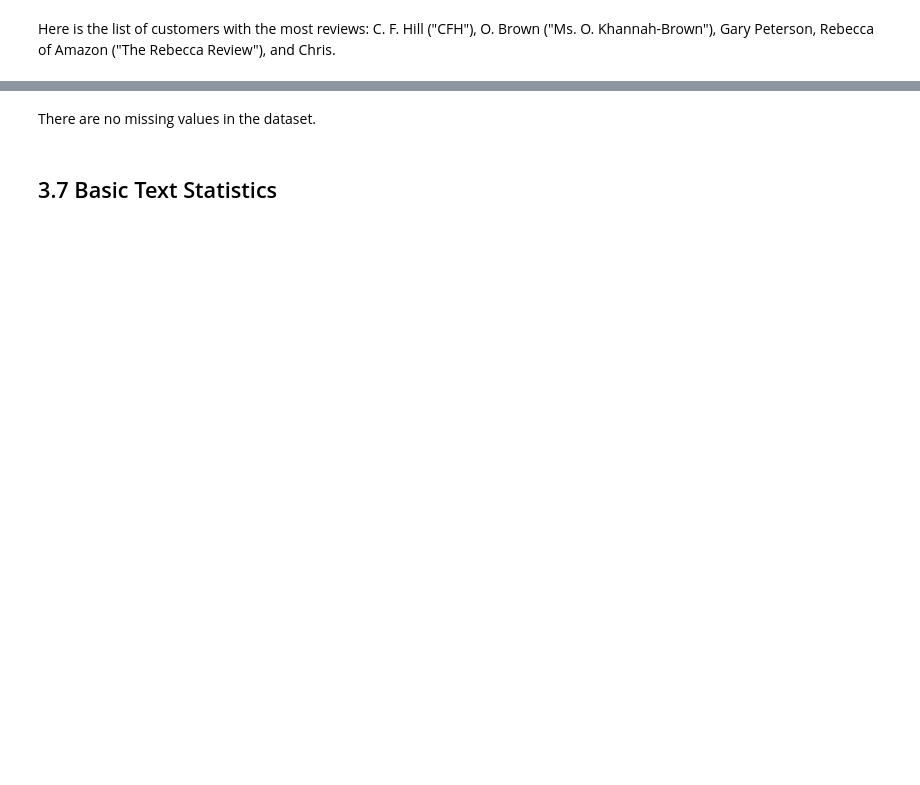
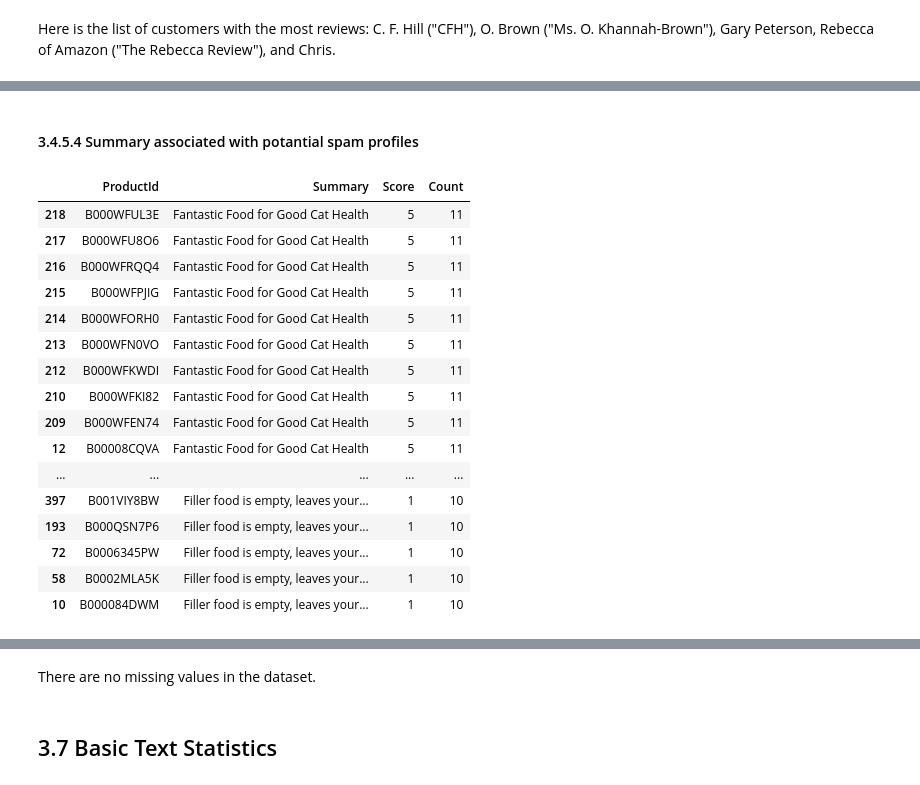
Before and after one commit to namozhdehi/Amazon-Fine-Food-Reviews, a Jupyter notebook: 03_exploratory_data_analysis.ipynb, the cells around one changed output, grey strips where cells are left out. Saved outputs shown, nothing was run; the diff lists cells and outputs as text; code cells hidden in the pictures; blank space fills up the shorter version.

```diff
--- a/03_exploratory_data_analysis.ipynb
+++ b/03_exploratory_data_analysis.ipynb
@@ -176,0 +259,15 @@ Here is the list of customers with the most reviews: C. F. Hill ("CFH"), O. Brow
+# %%
+# Ensure the 'ReviewTime' column is in datetime format
+amazon_data['ReviewTime'] = pd.to_datetime(amazon_data['Time'], unit='s')
+
+# Group by 'ProductId', 'ProfileName', and 'ReviewTime', then count the number of reviews for each user for each product on each day
+user_product_day_review_counts = amazon_data.groupby(['ProductId', 'ProfileName', amazon_data['ReviewTime'].dt.date]).size().reset_index(name='ReviewCount')
+
+# Identify the user who wrote the most reviews for each product on each day
+top_user_per_product_day = user_product_day_review_counts.loc[user_product_day_review_counts.groupby(['ProductId', 'ReviewTime'])['ReviewCount'].idxmax()]
+
+# Order the result based on ReviewCount in descending order
+top_user_per_product_day_sorted = top_user_per_product_day.sort_values(by='ReviewCount', ascending=False)
+
+# Print the result
+print(top_user_per_product_day_sorted[top_user_per_product_day_sorted['ReviewCount'] > 2 ])
@@ -176,0 +447,39 @@ Here is the list of customers with the most reviews: C. F. Hill ("CFH"), O. Brow
+# %% [markdown]
+#### 3.4.5.4 Summary associated with potantial spam profiles
+# %%
+ProfileNames = ['HTBK', 'christopher hayes', 'Paul Moskowitz',
+       'N. Ferguson "Two, Daisy, Hannah, and Kitten"',
+       'Nicholas Walker "Savage"', 'J. Hollister "Judy says"',
+       'Joe MacBu', 'Bballdude733', 'busybakers', 'FL Mom', 'Doctor D',
+       'Wendy Johnston "podlogic"', 'Melissa-Kae Leacock',
+       'B.O.B  AOJN "would be gourmet"', 'CatWoman',
+       'Shana "That\'s my opinion- I could be wrong!"', 'Basil Nestor',
+       'A. Winters "Be good humans."', 'ARA', 'A. Smith', 'Mark Bodzin',
+       'Zefran', 'Sandy "WR Gma"', 'mom of 2', 'GMG "GMG"', 'Orlando Mom']
+
+# Use .isin() to filter the DataFrame based on the ProfileNames list
+filtered_data = amazon_data[amazon_data['ProfileName'].isin(ProfileNames)]
+
+# Group by ProfileName and Score, and count the occurrences
+grouped_data = filtered_data.groupby(['ProductId','Summary', 'Score']).size().reset_index(name='Count').sort_values(by=['Count', 'ProductId', 'Score'], ascending=[False, False, False])
+
+# Print the grouped data
+grouped_data.head(28)
+# %% [output]
+|  | ProductId | Summary | Score | Count |
+| 218 | B000WFUL3E | Fantastic Food for Good Cat Health | 5 | 11 |
+| 217 | B000WFU8O6 | Fantastic Food for Good Cat Health | 5 | 11 |
+| 216 | B000WFRQQ4 | Fantastic Food for Good Cat Health | 5 | 11 |
+| 215 | B000WFPJIG | Fantastic Food for Good Cat Health | 5 | 11 |
+| 214 | B000WFORH0 | Fantastic Food for Good Cat Health | 5 | 11 |
+| 213 | B000WFN0VO | Fantastic Food for Good Cat Health | 5 | 11 |
+| 212 | B000WFKWDI | Fantastic Food for Good Cat Health | 5 | 11 |
+| 210 | B000WFKI82 | Fantastic Food for Good Cat Health | 5 | 11 |
+| 209 | B000WFEN74 | Fantastic Food for Good Cat Health | 5 | 11 |
+| 12 | B00008CQVA | Fantastic Food for Good Cat Health | 5 | 11 |
+| ... | ... | ... | ... | ... |
+| 397 | B001VIY8BW | Filler food is empty, leaves your... | 1 | 10 |
+| 193 | B000QSN7P6 | Filler food is empty, leaves your... | 1 | 10 |
+| 72 | B0006345PW | Filler food is empty, leaves your... | 1 | 10 |
+| 58 | B0002MLA5K | Filler food is empty, leaves your... | 1 | 10 |
+| 10 | B000084DWM | Filler food is empty, leaves your... | 1 | 10 |
```
Also changed, not shown: parts of 53 cells of this notebook.
